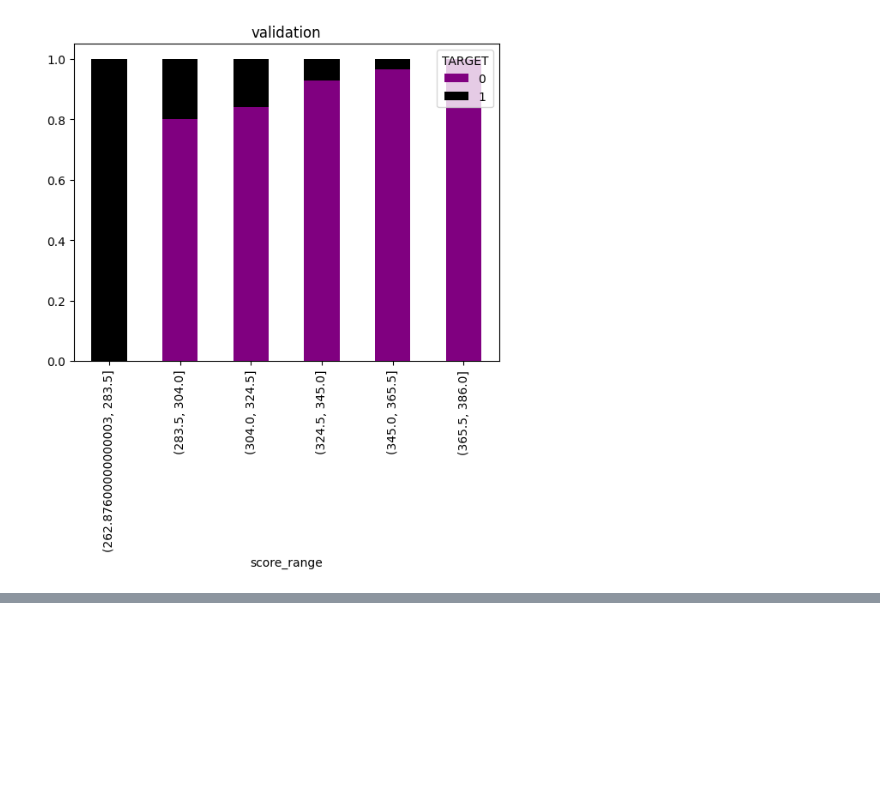
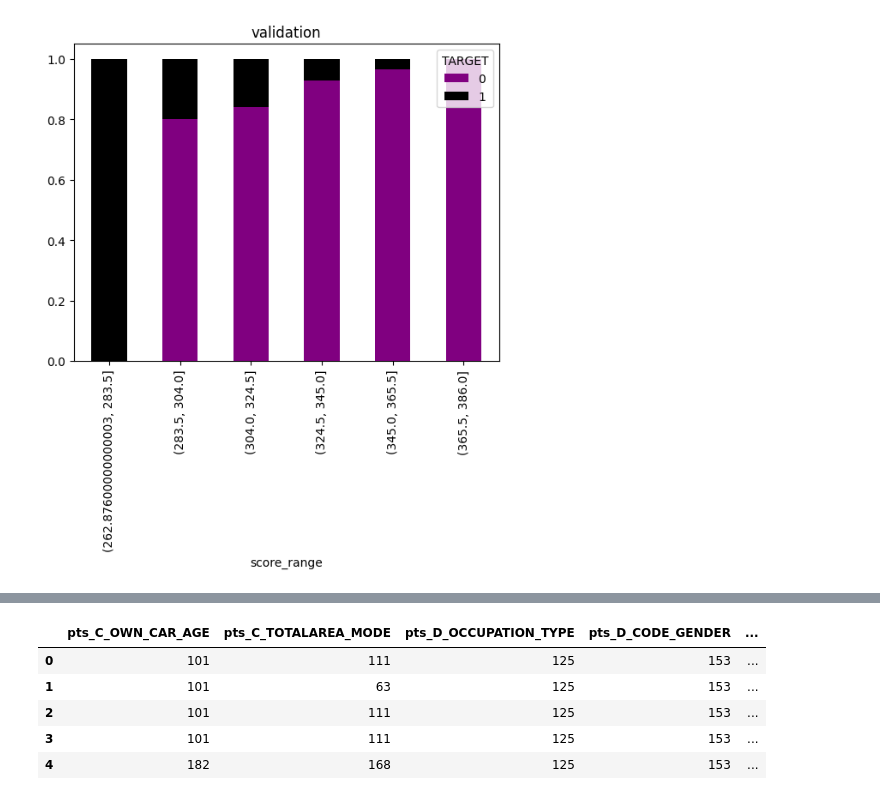
Before and after one commit to JGFuentesC/woe_credit_scoring, a Jupyter notebook: Usage Example.ipynb, the cells around one changed output, grey strips where cells are left out. Cells and saved outputs as stored; diff of their text form; code cells hidden in the pictures; blank space fills up the shorter version.

```diff
--- a/Usage Example.ipynb
+++ b/Usage Example.ipynb
@@ -231,0 +235,9 @@ acs.save_reports('reports')
+# %%
+acs.predict(valid).head()
+# %% [output]
+|  | pts_C_OWN_CAR_AGE | pts_C_TOTALAREA_MODE | pts_D_OCCUPATION_TYPE | pts_D_CODE_GENDER | ... |
+| 0 | 101 | 111 | 125 | 153 | ... |
+| 1 | 101 | 63 | 125 | 153 | ... |
+| 2 | 101 | 111 | 125 | 153 | ... |
+| 3 | 101 | 111 | 125 | 153 | ... |
+| 4 | 182 | 168 | 125 | 153 | ... |
```
Also changed, not shown: parts of 1 cell of this notebook, 8 other files.
